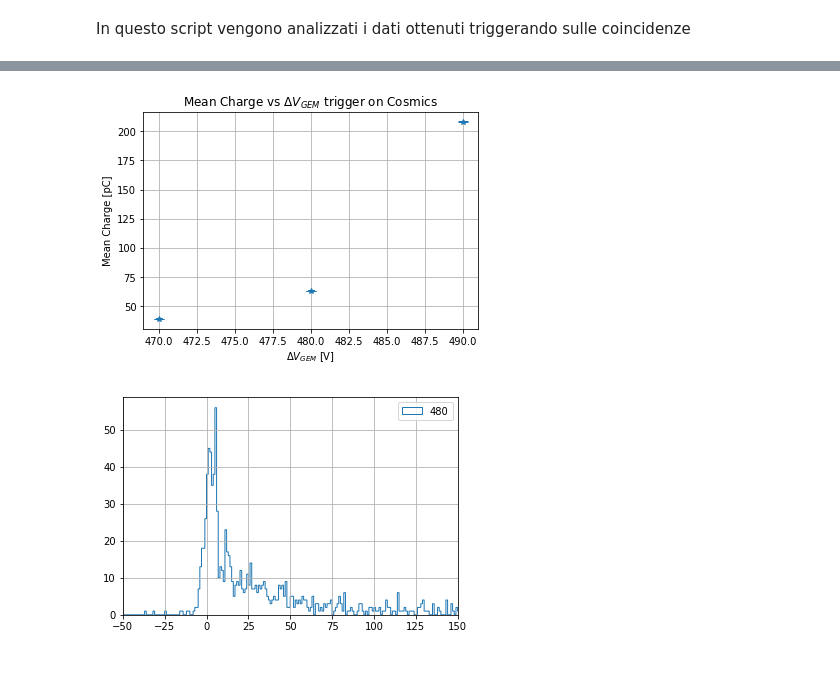
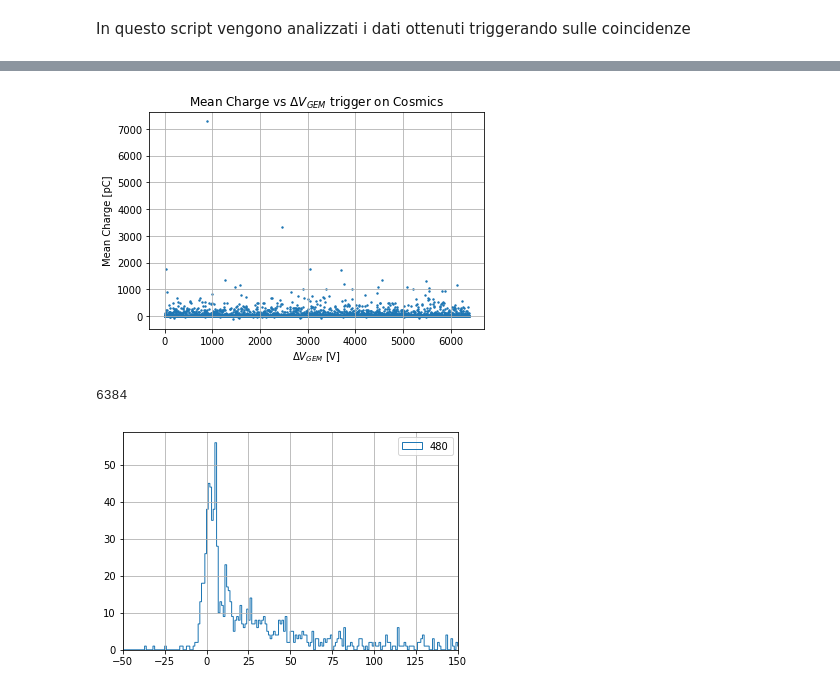
Before and after one commit to edoardoORANGE/ORANGEdata, a Jupyter notebook: Analisi/GEMdataAnalysis/HVscanCosmici.ipynb, the cells around one changed output, grey strips where cells are left out. Drawn from its saved outputs; the diff is of its cells as text; code cells hidden in the pictures.

```diff
--- a/Analisi/GEMdataAnalysis/HVscanCosmici.ipynb
+++ b/Analisi/GEMdataAnalysis/HVscanCosmici.ipynb
@@ -321,14 +284,17 @@ APERTURA di: ../../../Data/PMTgem/prova_470_1000eventi.root
 # %%
-plt.errorbar(np.array(hv) , np.array(means) , yerr = np.array(errors) , fmt = "*" , capsize = 5 , elinewidth = 1)
-
+#plt.errorbar(np.array(hv) , np.array(means) , yerr = np.array(errors) , fmt = "*" , capsize = 5 , elinewidth = 1)
+plt.scatter(np.arange(len(integral)) , integral , s = 2)
+#plt.plot(np.arange(len(integral)))
 plt.grid()
 plt.xlabel('$\Delta V_{GEM}$ [V]')
 plt.ylabel('Mean Charge [pC]')
 plt.title('Mean Charge vs $\Delta V_{GEM}$ trigger on Cosmics')
 #plt.savefig('CaricaVsHVCosmici.png')
 plt.show()
+print(len(integral))
 # %% [output]
-[figure, old version]
+[figure, new version]
+6384
 # %%
 maxBin = 3000.
 minBin = -50.
```
Also changed, not shown: parts of 1 cell of this notebook, 13 other files.
